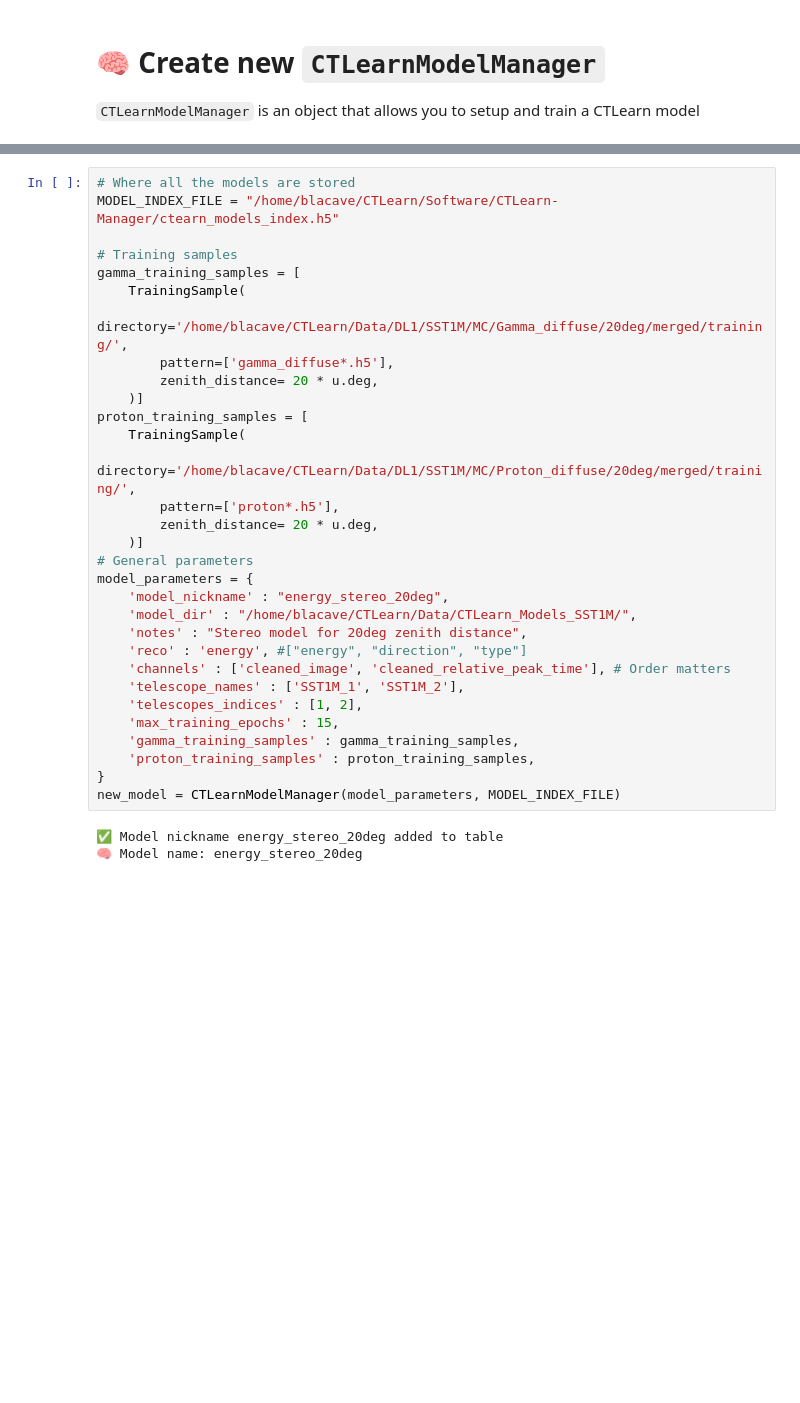
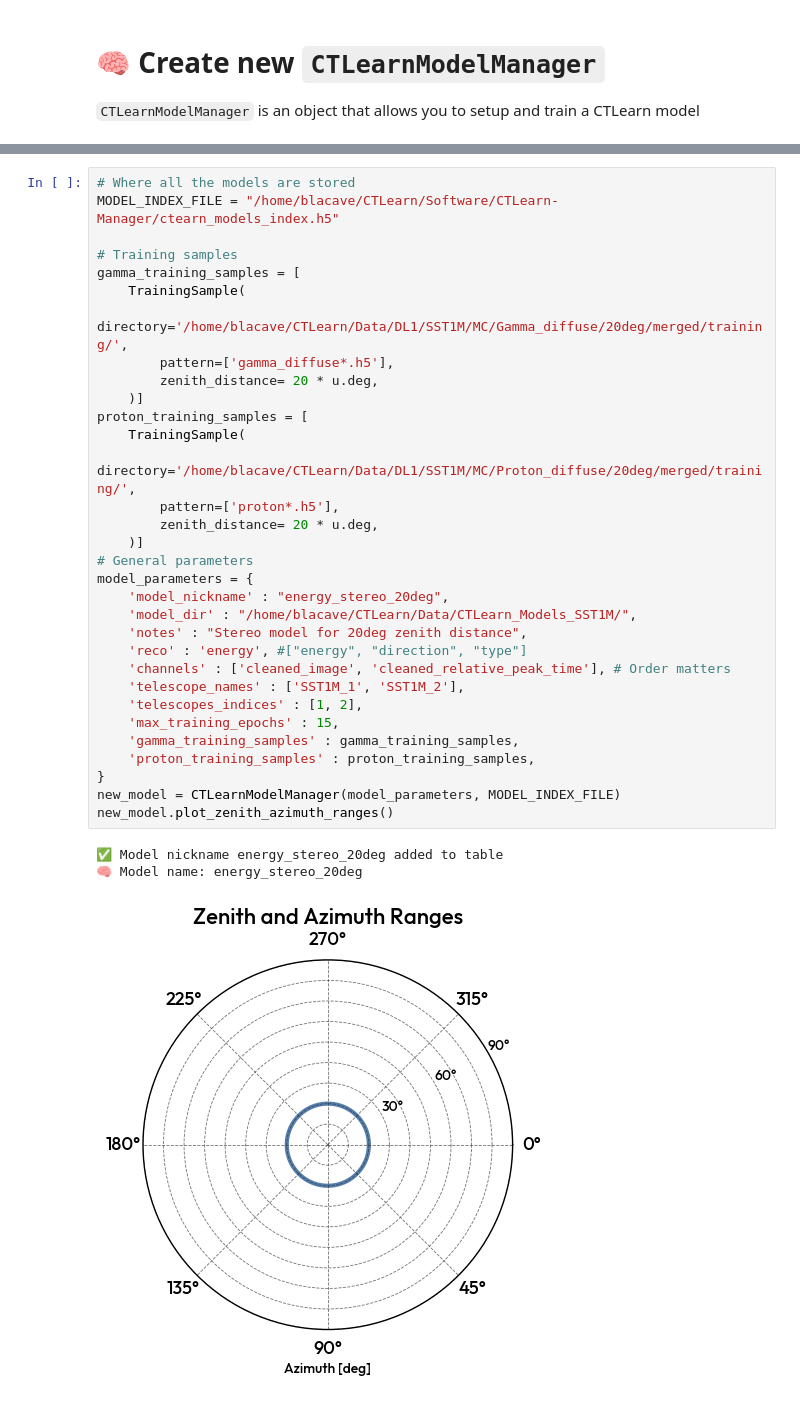
Before and after one commit to BastienLacave/CTLearn-Manager, a Jupyter notebook: notebooks/0_Create_Models.ipynb, the cells around one changed output, grey strips where cells are left out. Saved outputs shown, nothing was run; the diff lists cells and outputs as text; blank space fills up the shorter version.

```diff
--- a/notebooks/0_Create_Models.ipynb
+++ b/notebooks/0_Create_Models.ipynb
@@ -11,30 +55,32 @@ MODEL_INDEX_FILE = "/home/blacave/CTLearn/Software/CTLearn-Manager/ctearn_models
 # Training samples
 gamma_training_samples = [
     TrainingSample(
         directory='/home/blacave/CTLearn/Data/DL1/SST1M/MC/Gamma_diffuse/20deg/merged/training/',
         pattern=['gamma_diffuse*.h5'],
         zenith_distance= 20 * u.deg,
     )]
 proton_training_samples = [
     TrainingSample(
         directory='/home/blacave/CTLearn/Data/DL1/SST1M/MC/Proton_diffuse/20deg/merged/training/',
         pattern=['proton*.h5'],
         zenith_distance= 20 * u.deg,
     )]
 # General parameters
 model_parameters = {
     'model_nickname' : "energy_stereo_20deg",
     'model_dir' : "/home/blacave/CTLearn/Data/CTLearn_Models_SST1M/",
     'notes' : "Stereo model for 20deg zenith distance",
     'reco' : 'energy', #["energy", "direction", "type"]
     'channels' : ['cleaned_image', 'cleaned_relative_peak_time'], # Order matters
     'telescope_names' : ['SST1M_1', 'SST1M_2'],
     'telescopes_indices' : [1, 2],
     'max_training_epochs' : 15,
     'gamma_training_samples' : gamma_training_samples,
     'proton_training_samples' : proton_training_samples,
 }
 new_model = CTLearnModelManager(model_parameters, MODEL_INDEX_FILE)
+new_model.plot_zenith_azimuth_ranges()
 # %% [output]
 ✅ Model nickname energy_stereo_20deg added to table
 🧠 Model name: energy_stereo_20deg
+[figure, added]
```
Also changed, not shown: parts of 2 cells of this notebook, 3 other files.
